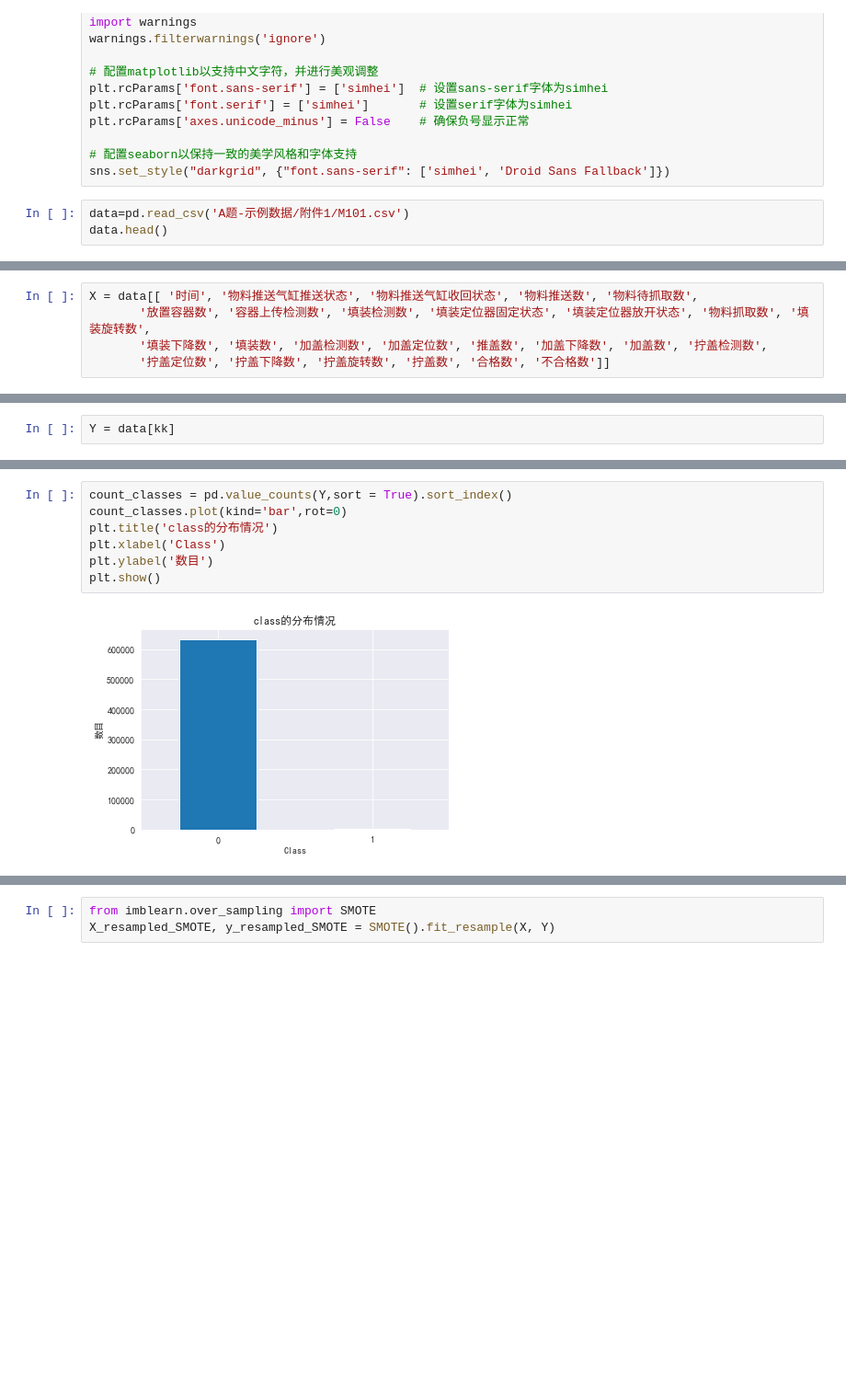
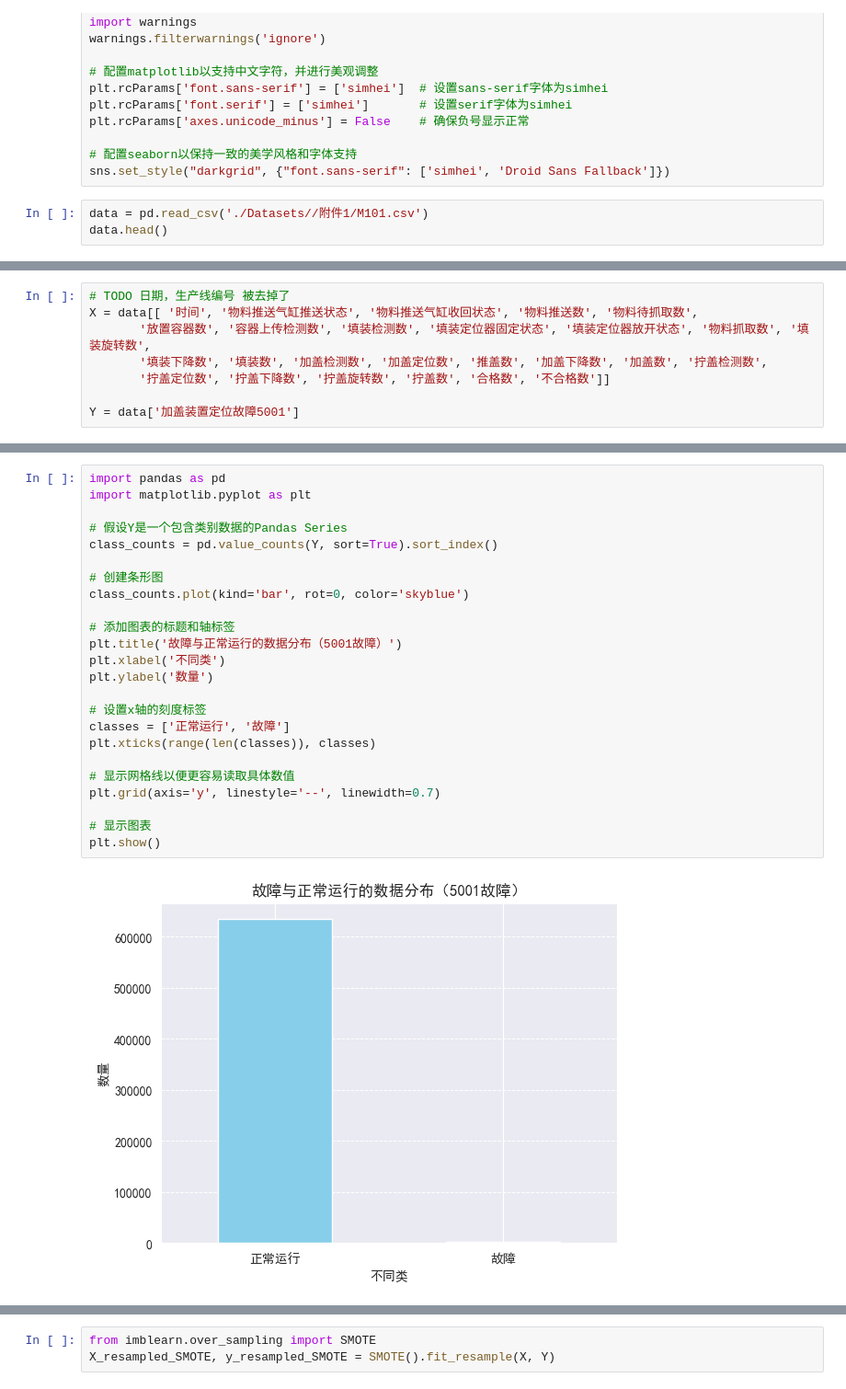
Before and after one commit to StarCodeQuest/-, a Jupyter notebook: 45/Q1_加盖装置定位故障5001.ipynb, the cells around one changed output, grey strips where cells are left out. Shown at 92% size. Drawn from its saved outputs; the diff is of its cells as text; blank space fills up the shorter version.

```diff
--- a/45/Q1_加盖装置定位故障5001.ipynb
+++ b/45/Q1_加盖装置定位故障5001.ipynb
@@ -32,6 +32,6 @@ plt.rcParams['axes.unicode_minus'] = False    # 确保负号显示正常
 # 配置seaborn以保持一致的美学风格和字体支持
 sns.set_style("darkgrid", {"font.sans-serif": ['simhei', 'Droid Sans Fallback']})
 # %%
-data=pd.read_csv('A题-示例数据/附件1/M101.csv')
+data = pd.read_csv('./Datasets//附件1/M101.csv')
 data.head()
 # %% [output]
@@ -45,5 +45,8 @@ data.shape
 # %%
+# TODO 日期，生产线编号 被去掉了
 X = data[[ '时间', '物料推送气缸推送状态', '物料推送气缸收回状态', '物料推送数', '物料待抓取数',
        '放置容器数', '容器上传检测数', '填装检测数', '填装定位器固定状态', '填装定位器放开状态', '物料抓取数', '填装旋转数',
        '填装下降数', '填装数', '加盖检测数', '加盖定位数', '推盖数', '加盖下降数', '加盖数', '拧盖检测数',
        '拧盖定位数', '拧盖下降数', '拧盖旋转数', '拧盖数', '合格数', '不合格数']]
+
+Y = data['加盖装置定位故障5001']
@@ -63,2 +68,0 @@ Name: 加盖装置定位故障5001, dtype: int64
-# %%
-Y = data[kk]
@@ -65,9 +71,26 @@ Y = data[kk]
 # %%
-count_classes = pd.value_counts(Y,sort = True).sort_index()
-count_classes.plot(kind='bar',rot=0)
-plt.title('class的分布情况')
-plt.xlabel('Class')
-plt.ylabel('数目')
+import pandas as pd
+import matplotlib.pyplot as plt
+
+# 假设Y是一个包含类别数据的Pandas Series
+class_counts = pd.value_counts(Y, sort=True).sort_index()
+
+# 创建条形图
+class_counts.plot(kind='bar', rot=0, color='skyblue')
+
+# 添加图表的标题和轴标签
+plt.title('故障与正常运行的数据分布（5001故障）')
+plt.xlabel('不同类')
+plt.ylabel('数量')
+
+# 设置x轴的刻度标签
+classes = ['正常运行', '故障']
+plt.xticks(range(len(classes)), classes)
+
+# 显示网格线以便更容易读取具体数值
+plt.grid(axis='y', linestyle='--', linewidth=0.7)
+
+# 显示图表
 plt.show()
 # %% [output]
-[figure, old version]
+[figure, new version]
```
Also changed, not shown: parts of 18 cells of this notebook.
